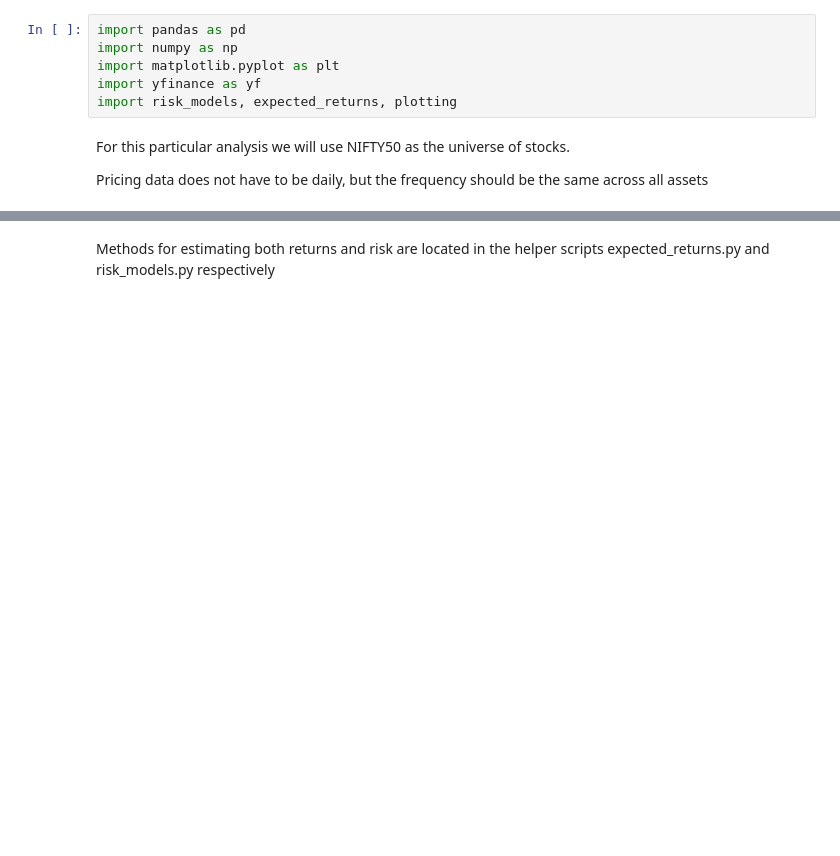
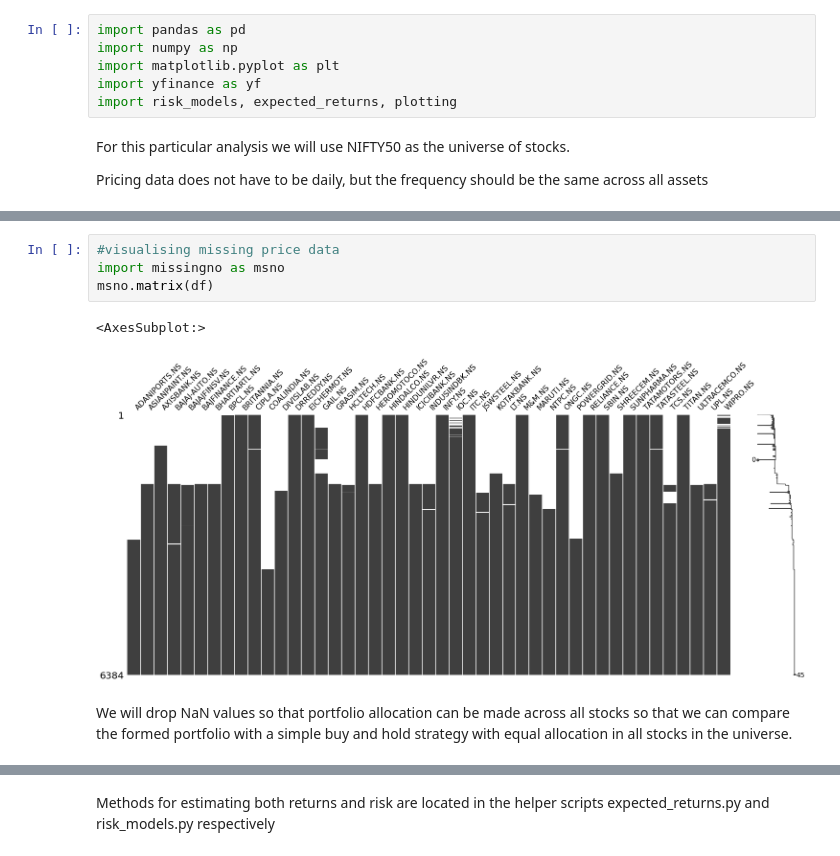
Before and after one commit to suppureme/EPAT-PortfolioManagement, a Jupyter notebook: Portfolio Optimization Techniques.ipynb, the cells around one changed output, grey strips where cells are left out. Cells and saved outputs as stored; diff of their text form; blank space fills up the shorter version.

```diff
--- a/Portfolio Optimization Techniques.ipynb
+++ b/Portfolio Optimization Techniques.ipynb
@@ -49,0 +50,10 @@ df
+# %%
+#visualising missing price data
+import missingno as msno
+msno.matrix(df)
+# %% [output]
+<AxesSubplot:>
+[figure, added]
+# %% [markdown]
+We will drop NaN values so that portfolio allocation can be made across all stocks so that we can compare the formed
+portfolio with a simple buy and hold strategy with equal allocation in all stocks in the universe.
```
Also changed, not shown: parts of 24 cells of this notebook, 3 other files.
